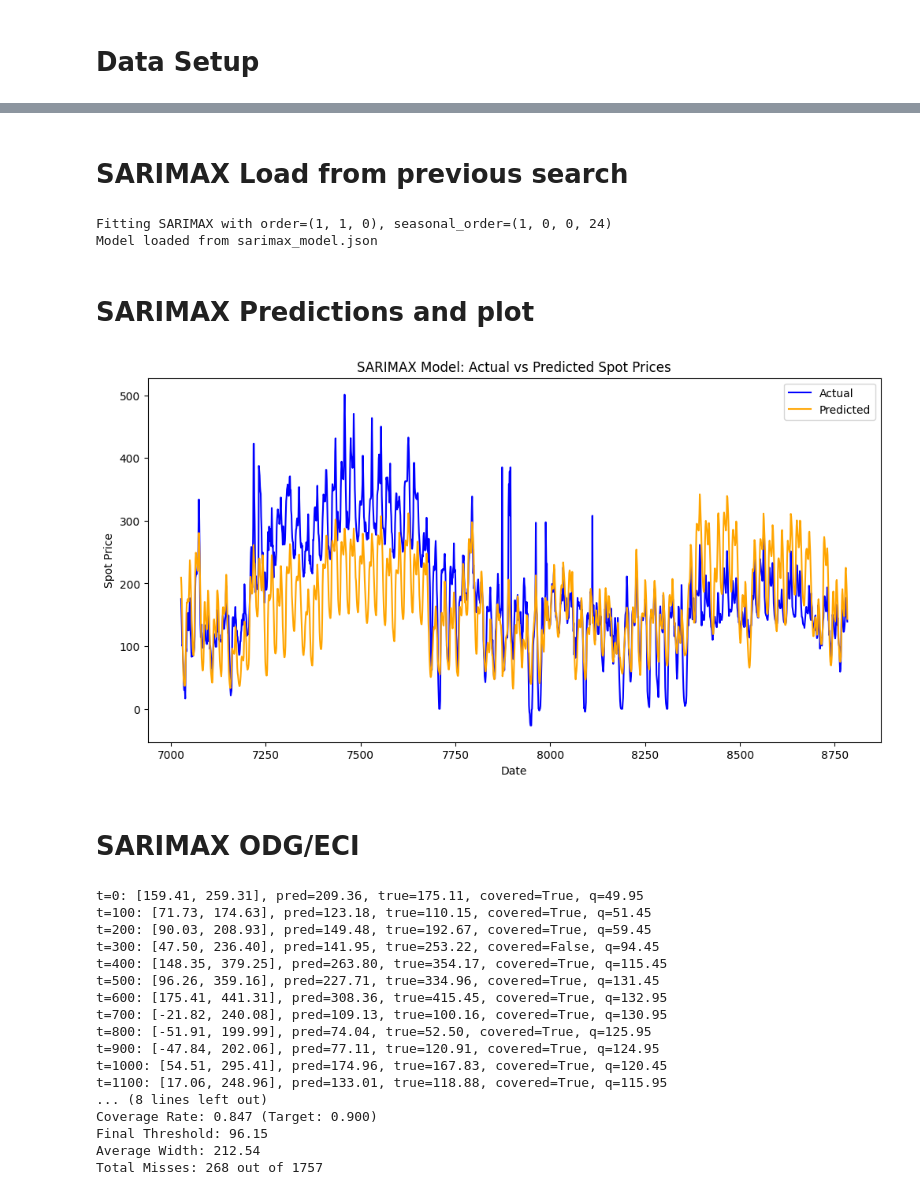
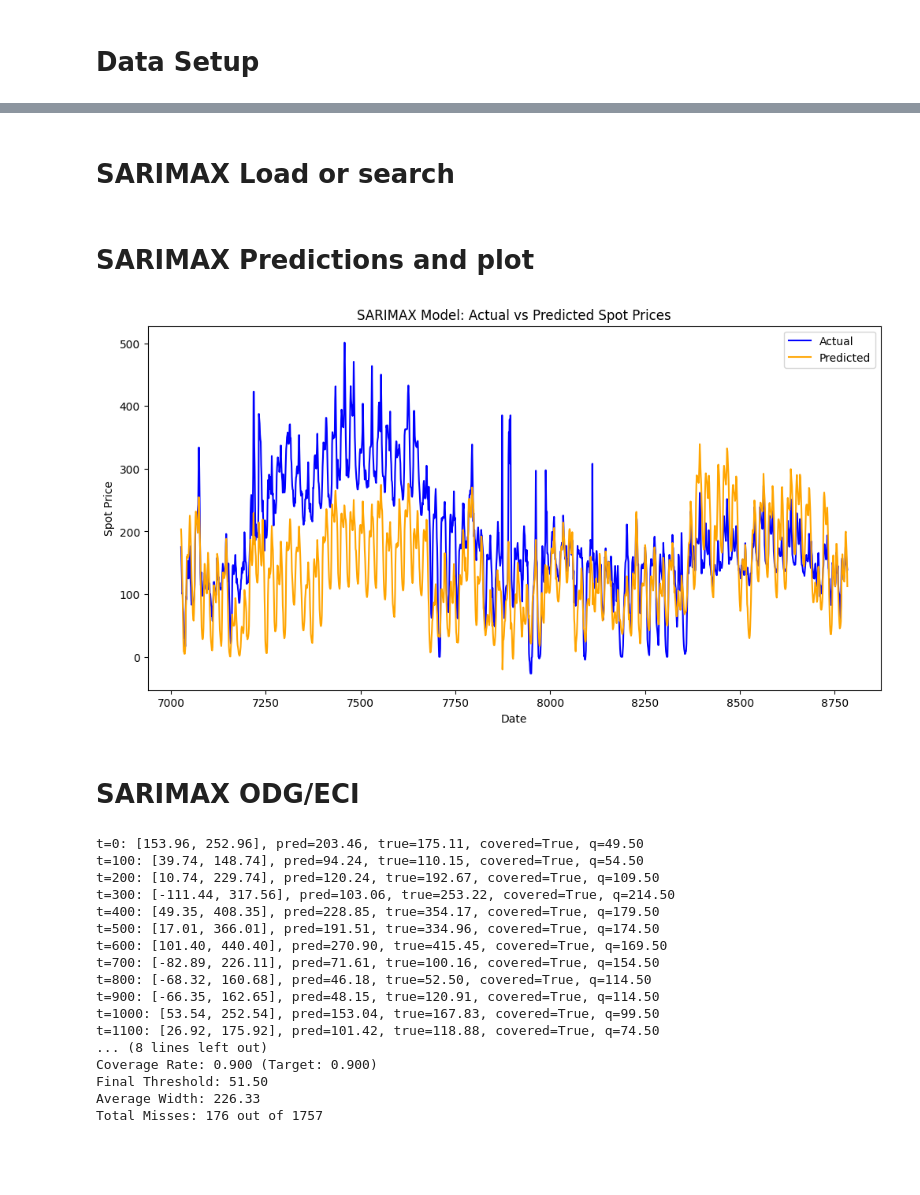
Before and after one commit to FrederikvSvane/Conformal-Prediction-for-Energy-Price-Forecasting, a Jupyter notebook: src/notebooks/Time_series_models.ipynb, the cells around one changed output, grey strips where cells are left out. Drawn from its saved outputs; the diff is of its cells as text; code cells hidden in the pictures; blank space fills up the shorter version.

```diff
--- a/src/notebooks/Time_series_models.ipynb
+++ b/src/notebooks/Time_series_models.ipynb
@@ -56,36 +32,28 @@ Model parameters saved to SARIMAX_model.json
 # %% [markdown]
-# SARIMAX Load from previous search
+# SARIMAX Load or search
 # %%
-# To reduce the size of the saved file, we only save the parameters, meaning we have to fit anew, however this takes 15 seconds ish
 model = SARIMAX_model()
 try:
-    with open("SARIMAX_model.json", 'r') as f:
-        saved = json.load(f)
-    model.fit(y_train, X_train, tuple(saved['best_order']), tuple(saved['best_seasonal_order']))
-    print("Model loaded from sarimax_model.json")
-except:
-    model.fit(y_train, X_train, (1,1,0), (1,0,0,24))
-    print("Model fitted with fallback")
+    model.load("SARIMAX_model.pkl")
+except Exception as e:
+    model = SARIMAX_model().auto_train(y_train, X_train, max_p=5, max_q=5)
+    model.save("SARIMAX_model.pkl")
-# %% [output]
-Fitting SARIMAX with order=(1, 1, 0), seasonal_order=(1, 0, 0, 24)
-Model loaded from sarimax_model.json
 # %% [markdown]
 # SARIMAX Predictions and plot
 # %%
-predictions = model.predict(steps=len(y_test), X_test=X_test)
+predictions = model.predict(y_train=y_train, X_train=X_train, X_test=X_test, steps=len(y_test))
 
 
-import matplotlib.pyplot as plt
 plt.figure(figsize=(12, 6))
 plt.plot(test_data.index, y_test, label='Actual', color='blue')
 plt.plot(test_data.index, predictions, label='Predicted', color='orange')
 plt.xlabel('Date')
 plt.ylabel('Spot Price')
 plt.title('SARIMAX Model: Actual vs Predicted Spot Prices')
 plt.legend()
 plt.show()
 # %% [output]
-[figure, old version]
+[figure, new version]
 # %% [markdown]
 # SARIMAX ODG/ECI
 # %%
@@ -93,7 +61,7 @@ from OGD import OGD_Predictor
 
 actuals = y_test
 
-ogd = OGD_Predictor(alpha=0.1, eta=0.5, q_init=50)
+ogd = OGD_Predictor(alpha=0.1, eta=5.0, q_init=50)
 
 for t in range(len(predictions)):
     y_pred = predictions[t]
@@ -119,20 +87,20 @@ print(f"Average Width: {np.mean(ogd.threshold_history)*2:.2f}")
 misses = sum(1 for c in ogd.coverage_history if not c)
 print(f"Total Misses: {misses} out of {len(ogd.coverage_history)}")
 # %% [output]
-t=0: [159.41, 259.31], pred=209.36, true=175.11, covered=True, q=49.95
-t=100: [71.73, 174.63], pred=123.18, true=110.15, covered=True, q=51.45
-t=200: [90.03, 208.93], pred=149.48, true=192.67, covered=True, q=59.45
-t=300: [47.50, 236.40], pred=141.95, true=253.22, covered=False, q=94.45
-t=400: [148.35, 379.25], pred=263.80, true=354.17, covered=True, q=115.45
-t=500: [96.26, 359.16], pred=227.71, true=334.96, covered=True, q=131.45
-t=600: [175.41, 441.31], pred=308.36, true=415.45, covered=True, q=132.95
-t=700: [-21.82, 240.08], pred=109.13, true=100.16, covered=True, q=130.95
-t=800: [-51.91, 199.99], pred=74.04, true=52.50, covered=True, q=125.95
-t=900: [-47.84, 202.06], pred=77.11, true=120.91, covered=True, q=124.95
-t=1000: [54.51, 295.41], pred=174.96, true=167.83, covered=True, q=120.45
-t=1100: [17.06, 248.96], pred=133.01, true=118.88, covered=True, q=115.95
+t=0: [153.96, 252.96], pred=203.46, true=175.11, covered=True, q=49.50
+t=100: [39.74, 148.74], pred=94.24, true=110.15, covered=True, q=54.50
+t=200: [10.74, 229.74], pred=120.24, true=192.67, covered=True, q=109.50
+t=300: [-111.44, 317.56], pred=103.06, true=253.22, covered=True, q=214.50
+t=400: [49.35, 408.35], pred=228.85, true=354.17, covered=True, q=179.50
+t=500: [17.01, 366.01], pred=191.51, true=334.96, covered=True, q=174.50
+t=600: [101.40, 440.40], pred=270.90, true=415.45, covered=True, q=169.50
+t=700: [-82.89, 226.11], pred=71.61, true=100.16, covered=True, q=154.50
+t=800: [-68.32, 160.68], pred=46.18, true=52.50, covered=True, q=114.50
+t=900: [-66.35, 162.65], pred=48.15, true=120.91, covered=True, q=114.50
+t=1000: [53.54, 252.54], pred=153.04, true=167.83, covered=True, q=99.50
+t=1100: [26.92, 175.92], pred=101.42, true=118.88, covered=True, q=74.50
 ... (8 lines left out)
-Coverage Rate: 0.847 (Target: 0.900)
-Final Threshold: 96.15
-Average Width: 212.54
-Total Misses: 268 out of 1757
+Coverage Rate: 0.900 (Target: 0.900)
+Final Threshold: 51.50
+Average Width: 226.33
+Total Misses: 176 out of 1757
```
Also changed, not shown: parts of 4 cells of this notebook, 5 other files.
